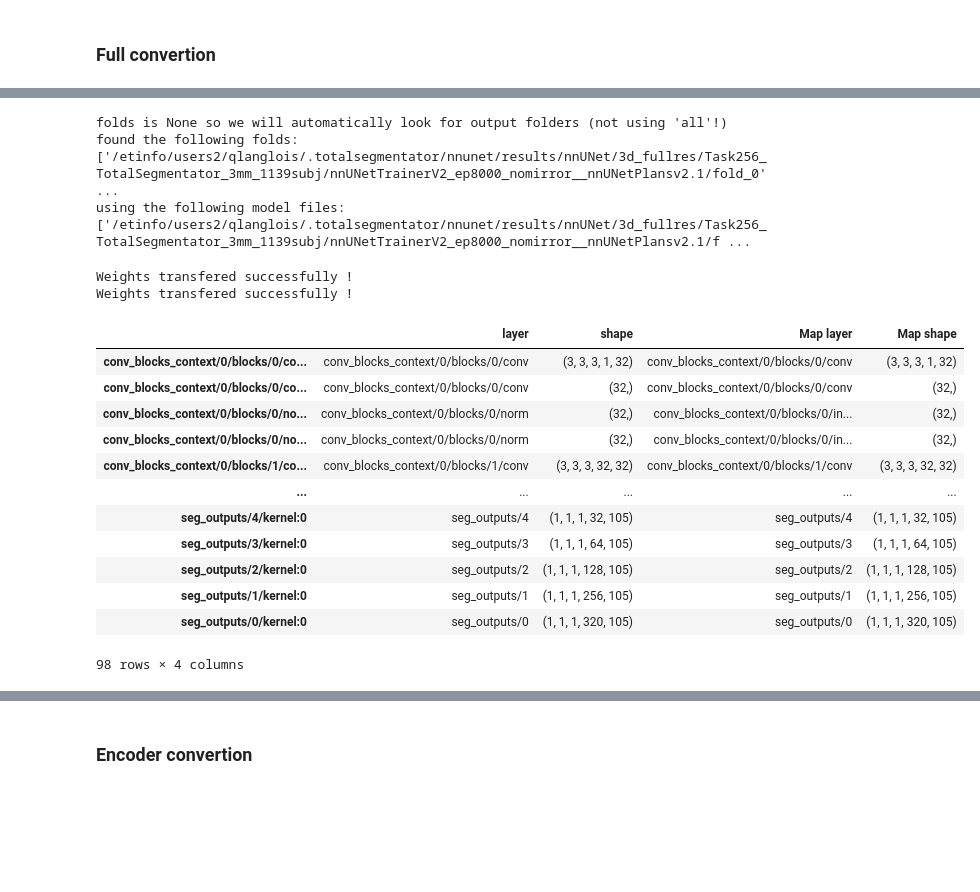
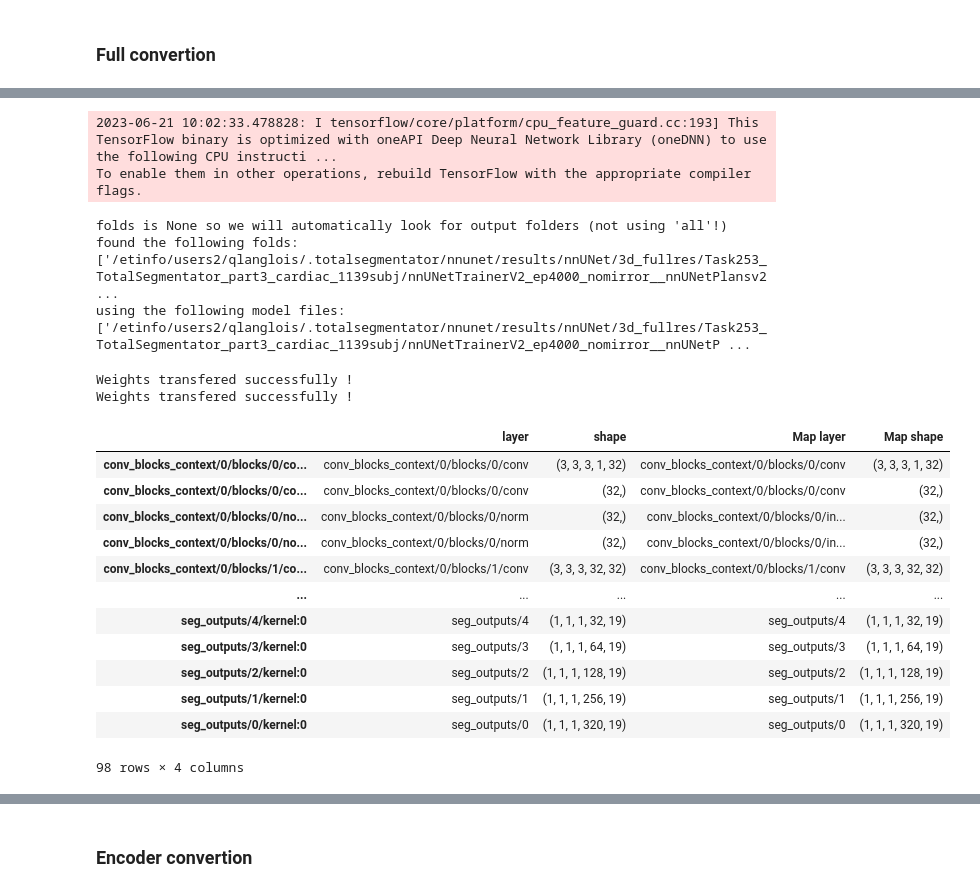
Before and after one commit to Ananas120/phd_segmentation, a Jupyter notebook: test_totalsegmentator_convertion.ipynb, the cells around one changed output, grey strips where cells are left out. Drawn from its saved outputs; the diff is of its cells as text; code cells hidden in the pictures; blank space fills up the shorter version.

Commit message:
totalsegmentator integration (convertion notebook)

```diff
--- a/test_totalsegmentator_convertion.ipynb
+++ b/test_totalsegmentator_convertion.ipynb
@@ -17,12 +17,18 @@ from utils import is_equal
 from custom_architectures import totalsegmentator_arch
 from models.weights_converter import *
 
+os.environ['CUDA_VISIBLE_DEVICES'] = ''
 tf.config.set_visible_devices([], 'GPU')
 
-model_path = Path.home() /'.totalsegmentator/nnunet/results/nnUNet' / '3d_fullres' / 'Task256_TotalSegmentator_3mm_1139subj'
-model_path = model_path / 'nnUNetTrainerV2_ep8000_nomirror__nnUNetPlansv2.1'
+# low-res model
+pretrained_task, pretrained_name = 256, 'Task256_TotalSegmentator_3mm_1139subj'
+# full-res cardiac part model
+pretrained_task, pretrained_name = 253, 'Task253_TotalSegmentator_part3_cardiac_1139subj'
 
-totalsegmentator.libs.download_pretrained_weights(256)
+model_path = Path.home() /'.totalsegmentator/nnunet/results/nnUNet' / '3d_fullres' / pretrained_name
+model_path = model_path / os.listdir(model_path)[0]
+
+totalsegmentator.libs.download_pretrained_weights(253)
 
 ckpt = 'model_final_checkpoint'
 
@@ -120,32 +273,37 @@ pt_model = trainer.network.eval().cpu()
 # %%
 importlib.reload(totalsegmentator_arch)
 
+strides = [1, 2, 2, 2, 2, 1] if '3mm' in str(model_path) else [1, 2, 2, 2, 2, 2]
+n_labels = len(trainer.classes) + 1
 tf_model = totalsegmentator_arch.TotalSegmentator(
-    input_shape = (96, 96, 96, 1), output_dim = 105, final_activation = None, return_all_outputs = True
+    pretrained = (pretrained_task, pretrained_name),
+    input_shape = (None, None, None, 1), output_dim = n_labels, strides = strides, final_activation = None, return_all_outputs = True
 )
 
 #print_vars(tf_model)
 
 name_based_partial_transfer_learning(tf_model, pt_model)
 # %% [output]
-folds is None so we will automatically look for output folders (not using 'all'!)
-found the following folds:  ['/etinfo/users2/qlanglois/.totalsegmentator/nnunet/results/nnUNet/3d_fullres/Task256_TotalSegmentator_3mm_1139subj/nnUNetTrainerV2_ep8000_nomirror__nnUNetPlansv2.1/fold_0' ...
-using the following model files:  ['/etinfo/users2/qlanglois/.totalsegmentator/nnunet/results/nnUNet/3d_fullres/Task256_TotalSegmentator_3mm_1139subj/nnUNetTrainerV2_ep8000_nomirror__nnUNetPlansv2.1/f ...
+2023-06-21 10:02:33.478828: I tensorflow/core/platform/cpu_feature_guard.cc:193] This TensorFlow binary is optimized with oneAPI Deep Neural Network Library (oneDNN) to use the following CPU instructi ...
+To enable them in other operations, rebuild TensorFlow with the appropriate compiler flags.
-Weights transfered successfully !
-Weights transfered successfully !
+folds is None so we will automatically look for output folders (not using 'all'!)
+found the following folds:  ['/etinfo/users2/qlanglois/.totalsegmentator/nnunet/results/nnUNet/3d_fullres/Task253_TotalSegmentator_part3_cardiac_1139subj/nnUNetTrainerV2_ep4000_nomirror__nnUNetPlansv2 ...
+using the following model files:  ['/etinfo/users2/qlanglois/.totalsegmentator/nnunet/results/nnUNet/3d_fullres/Task253_TotalSegmentator_part3_cardiac_1139subj/nnUNetTrainerV2_ep4000_nomirror__nnUNetP ...
+Weights transfered successfully !
+Weights transfered successfully !
 |  | layer | shape | Map layer | Map shape |
 | conv_blocks_context/0/blocks/0/co... | conv_blocks_context/0/blocks/0/conv | (3, 3, 3, 1, 32) | conv_blocks_context/0/blocks/0/conv | (3, 3, 3, 1, 32) |
 | conv_blocks_context/0/blocks/0/co... | conv_blocks_context/0/blocks/0/conv | (32,) | conv_blocks_context/0/blocks/0/conv | (32,) |
 | conv_blocks_context/0/blocks/0/no... | conv_blocks_context/0/blocks/0/norm | (32,) | conv_blocks_context/0/blocks/0/in... | (32,) |
 | conv_blocks_context/0/blocks/0/no... | conv_blocks_context/0/blocks/0/norm | (32,) | conv_blocks_context/0/blocks/0/in... | (32,) |
 | conv_blocks_context/0/blocks/1/co... | conv_blocks_context/0/blocks/1/conv | (3, 3, 3, 32, 32) | conv_blocks_context/0/blocks/1/conv | (3, 3, 3, 32, 32) |
 | ... | ... | ... | ... | ... |
-| seg_outputs/4/kernel:0 | seg_outputs/4 | (1, 1, 1, 32, 105) | seg_outputs/4 | (1, 1, 1, 32, 105) |
-| seg_outputs/3/kernel:0 | seg_outputs/3 | (1, 1, 1, 64, 105) | seg_outputs/3 | (1, 1, 1, 64, 105) |
-| seg_outputs/2/kernel:0 | seg_outputs/2 | (1, 1, 1, 128, 105) | seg_outputs/2 | (1, 1, 1, 128, 105) |
-| seg_outputs/1/kernel:0 | seg_outputs/1 | (1, 1, 1, 256, 105) | seg_outputs/1 | (1, 1, 1, 256, 105) |
-| seg_outputs/0/kernel:0 | seg_outputs/0 | (1, 1, 1, 320, 105) | seg_outputs/0 | (1, 1, 1, 320, 105) |
+| seg_outputs/4/kernel:0 | seg_outputs/4 | (1, 1, 1, 32, 19) | seg_outputs/4 | (1, 1, 1, 32, 19) |
+| seg_outputs/3/kernel:0 | seg_outputs/3 | (1, 1, 1, 64, 19) | seg_outputs/3 | (1, 1, 1, 64, 19) |
+| seg_outputs/2/kernel:0 | seg_outputs/2 | (1, 1, 1, 128, 19) | seg_outputs/2 | (1, 1, 1, 128, 19) |
+| seg_outputs/1/kernel:0 | seg_outputs/1 | (1, 1, 1, 256, 19) | seg_outputs/1 | (1, 1, 1, 256, 19) |
+| seg_outputs/0/kernel:0 | seg_outputs/0 | (1, 1, 1, 320, 19) | seg_outputs/0 | (1, 1, 1, 320, 19) |
-98 rows × 4 columns
+98 rows × 4 columns
 # %%
 batch_size, (h, w, c) = 1, trainer.patch_size
 
```
Also changed, not shown: parts of 36 cells of this notebook, 21 other files.
